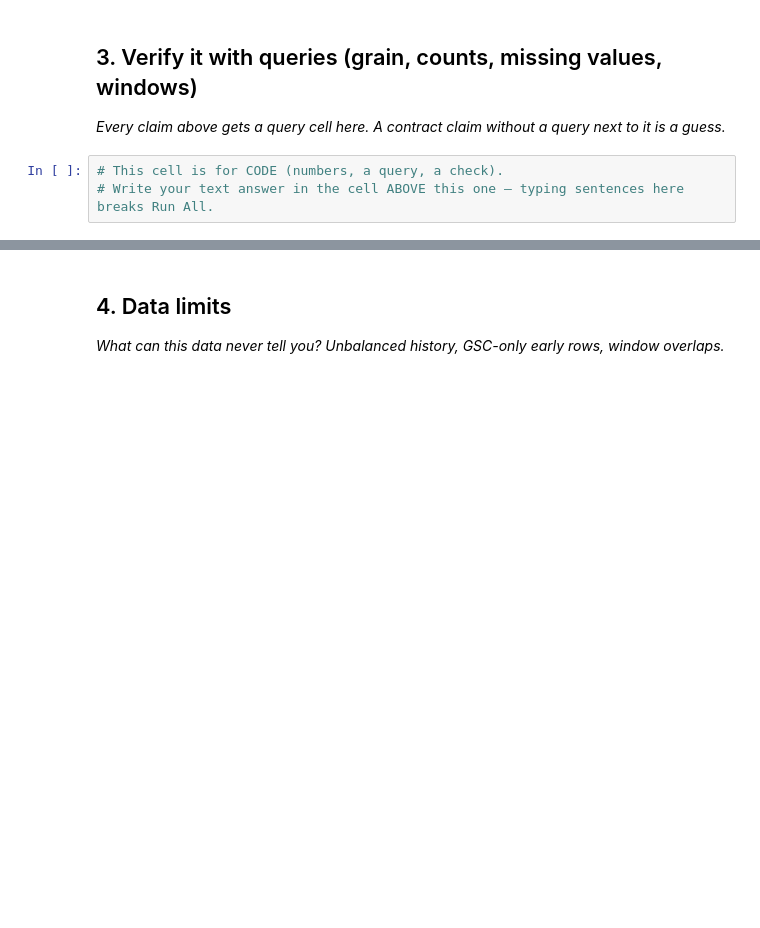
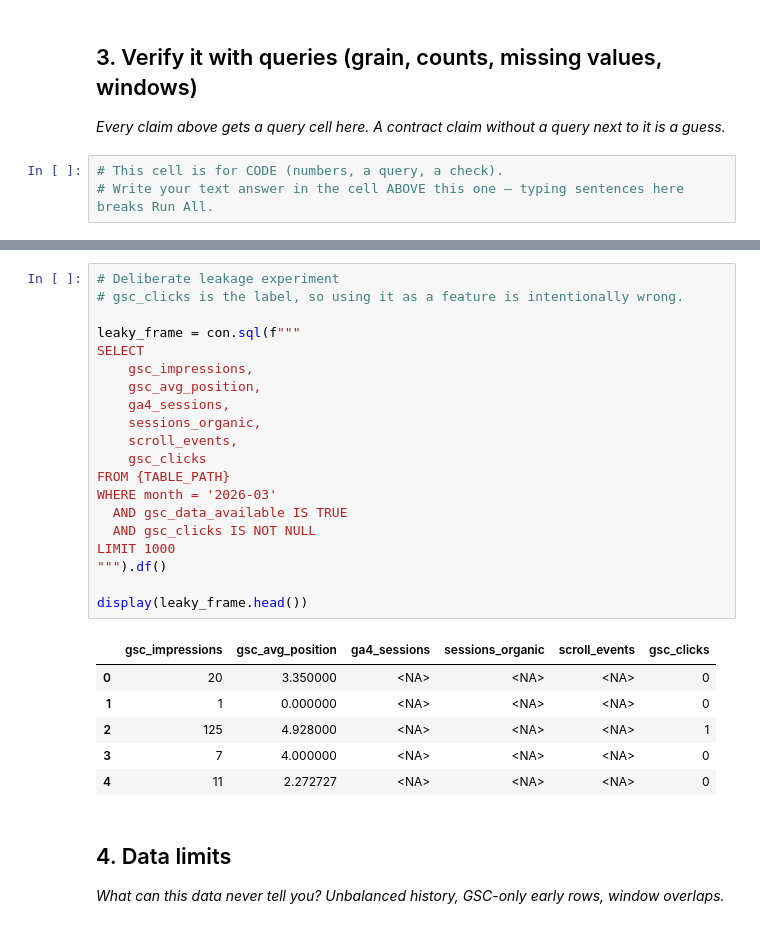
Before and after one commit to payalpawar4/flyrank-internship-ml, a Jupyter notebook: work/notebooks/w03_data_contract.ipynb, the cells around one changed output, grey strips where cells are left out. Saved outputs shown, nothing was run; the diff lists cells and outputs as text; blank space fills up the shorter version.

```diff
--- a/work/notebooks/w03_data_contract.ipynb
+++ b/work/notebooks/w03_data_contract.ipynb
@@ -30,3 +219,30 @@ This skeleton is yours to fill. Work the sections **in order** — each one has
+# %%
+# Deliberate leakage experiment
+# gsc_clicks is the label, so using it as a feature is intentionally wrong.
+
+leaky_frame = con.sql(f"""
+SELECT
+    gsc_impressions,
+    gsc_avg_position,
+    ga4_sessions,
+    sessions_organic,
+    scroll_events,
+    gsc_clicks
+FROM {TABLE_PATH}
+WHERE month = '2026-03'
+  AND gsc_data_available IS TRUE
+  AND gsc_clicks IS NOT NULL
+LIMIT 1000
+""").df()
+
+display(leaky_frame.head())
+# %% [output]
+|  | gsc_impressions | gsc_avg_position | ga4_sessions | sessions_organic | scroll_events | gsc_clicks |
+| 0 | 20 | 3.350000 | <NA> | <NA> | <NA> | 0 |
+| 1 | 1 | 0.000000 | <NA> | <NA> | <NA> | 0 |
+| 2 | 125 | 4.928000 | <NA> | <NA> | <NA> | 1 |
+| 3 | 7 | 4.000000 | <NA> | <NA> | <NA> | 0 |
+| 4 | 11 | 2.272727 | <NA> | <NA> | <NA> | 0 |
 # %% [markdown]
 ## 4. Data limits
 
```
Also changed, not shown: parts of 10 cells of this notebook.
